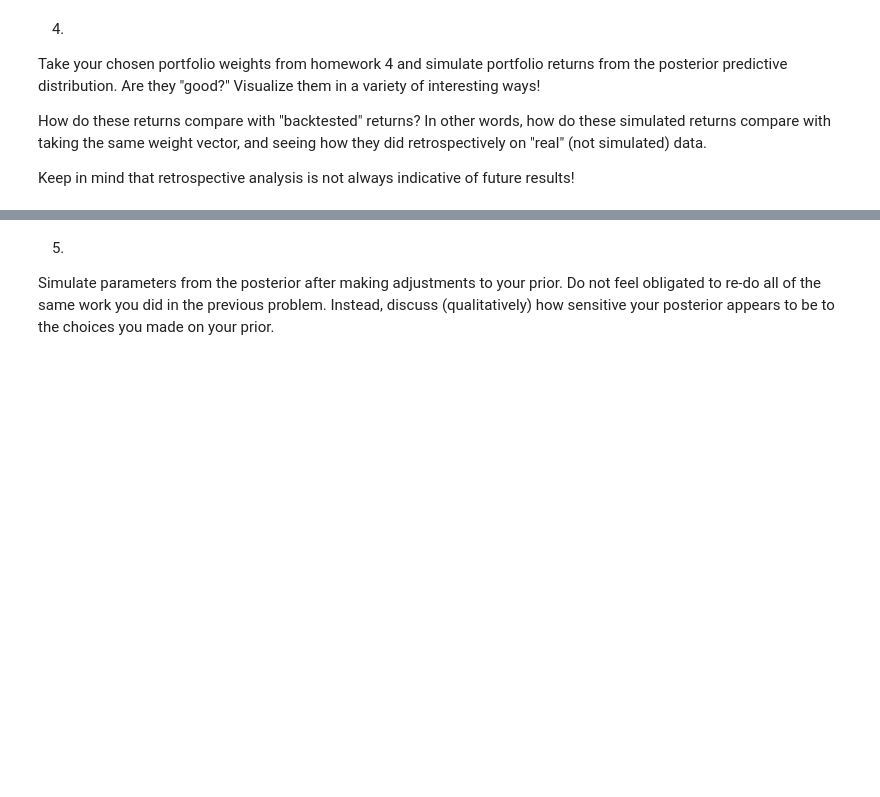
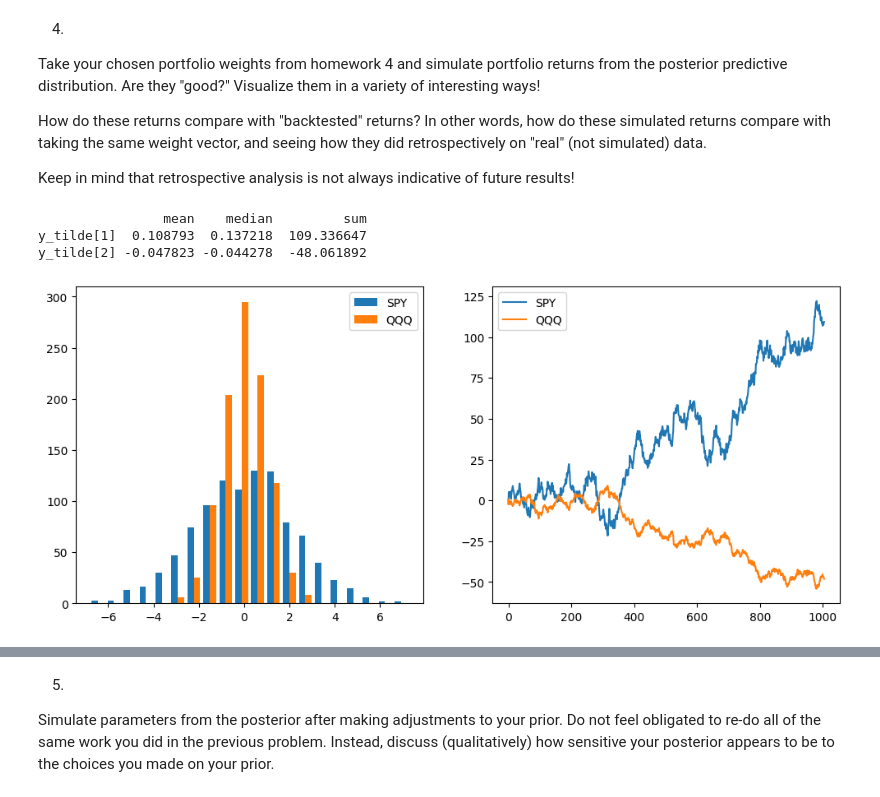
Before and after one commit to oatmeelsquares/ds-6040-docker, a Jupyter notebook: 06/assignment6.ipynb, the cells around one changed output, grey strips where cells are left out. Saved outputs shown, nothing was run; the diff lists cells and outputs as text; code cells hidden in the pictures; blank space fills up the shorter version.

```diff
--- a/06/assignment6.ipynb
+++ b/06/assignment6.ipynb
@@ -146,3 +165,28 @@ Take your chosen portfolio weights from homework 4 and simulate portfolio return
 How do these returns compare with "backtested" returns? In other words, how do these simulated returns compare with taking the same weight vector, and seeing how they did retrospectively on "real" (not simulated) data.
 
 Keep in mind that retrospective analysis is not always indicative of future results!
+# %%
+portfolio_weights = [ 1.57091423, -0.57091423]
+
+# retreive samples from post PD
+columns1 = [x for x in fit.draws_pd().columns if 'y_tilde[1' in x]
+columns2 = [x for x in fit.draws_pd().columns if 'y_tilde[2' in x]
+stock1_rets = fit.draws_pd()[columns1] * portfolio_weights[0]
+stock2_rets = fit.draws_pd()[columns2] * portfolio_weights[1]
+
+post_pd = pd.concat([stock1_rets, stock2_rets], axis = 1).iloc[0:len(rets),]
+
+fig, ax = plt.subplots(nrows = 1, ncols = 2, figsize = (12, 5))
+ax[0].hist(post_pd, bins = 20)
+ax[0].legend(['SPY', 'QQQ'])
+ax[1].plot(post_pd.cumsum())
+ax[1].legend(['SPY', 'QQQ'])
+print(pd.DataFrame({'mean' : post_pd.mean(),
+                    'median' : post_pd.median(),
+                    'sum' : post_pd.sum()}))
+plt.show()
+# %% [output]
+                mean    median         sum
+y_tilde[1]  0.108793  0.137218  109.336647
+y_tilde[2] -0.047823 -0.044278  -48.061892
+[figure, added]
```
Also changed, not shown: parts of 24 cells of this notebook, 2 other files.
